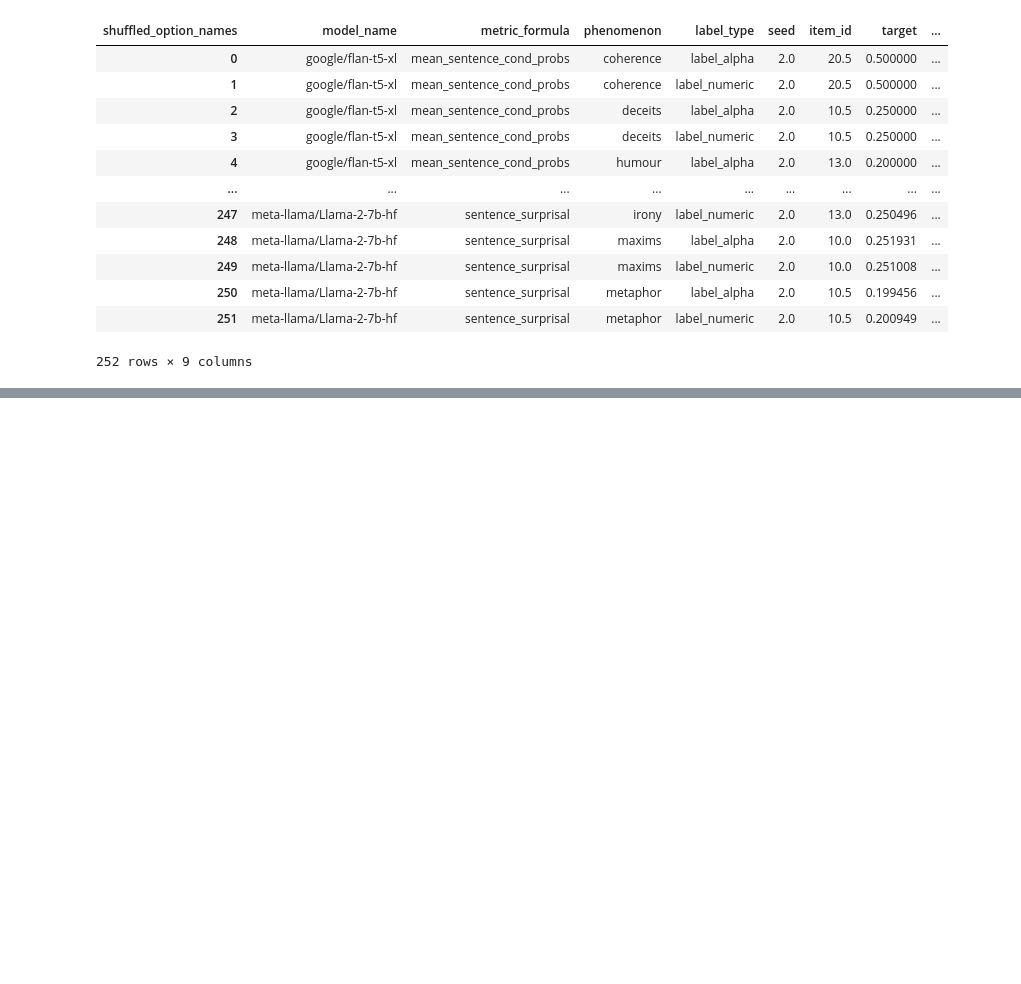
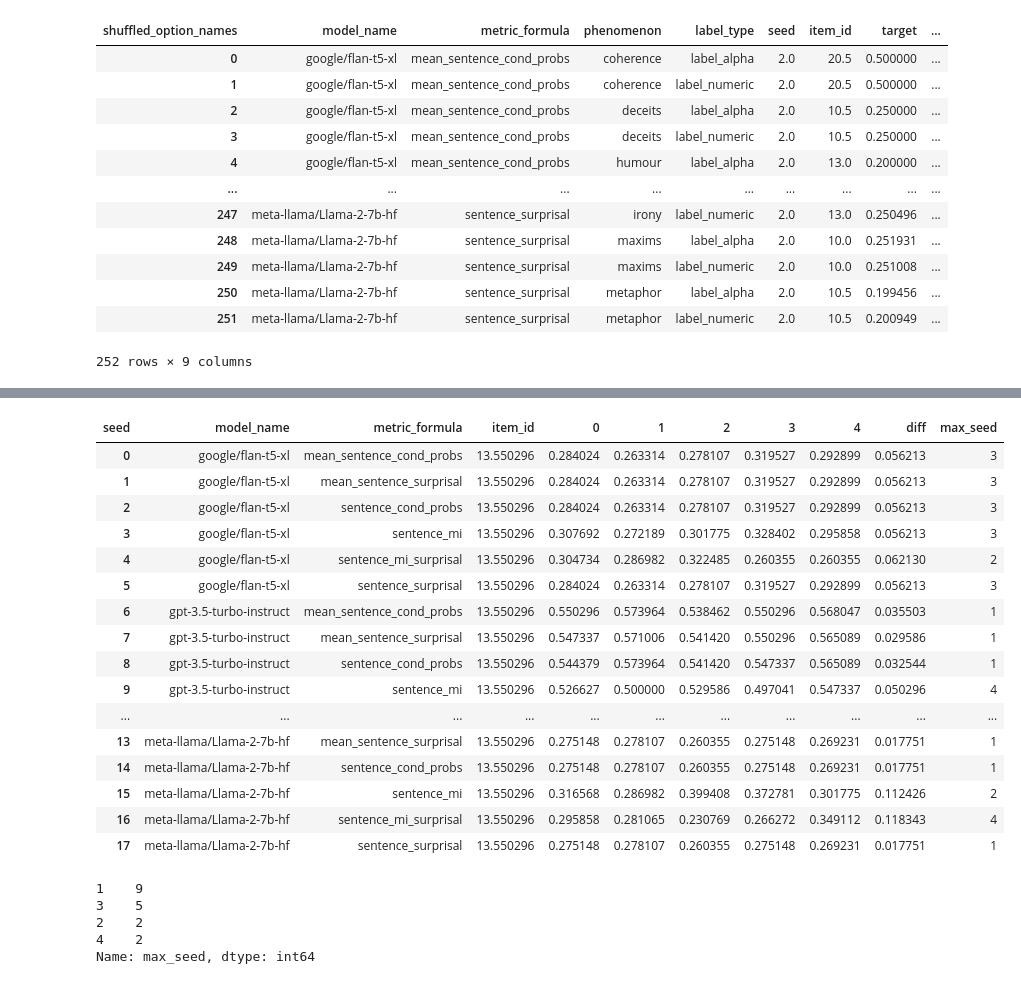
Before and after one commit to polina-tsvilodub/LLM_link, a Jupyter notebook: analysis/01_label_scores_analysis.ipynb, the cells around one changed output, grey strips where cells are left out. Cells and saved outputs as stored; diff of their text form; code cells hidden in the pictures; blank space fills up the shorter version.

```diff
--- a/analysis/01_label_scores_analysis.ipynb
+++ b/analysis/01_label_scores_analysis.ipynb
@@ -548,13 +544,6 @@ for i, r in scores_binary_summary_wHuman.iterrows():
     phenomenon = r['phenomenon']
     val = float(df_human_summary[df_human_summary["phenomenon"] == phenomenon]['Correct'])
     scores_binary_summary_wHuman.loc[i, 'human'] = val
-# %%
-label_scores_wHuman = label_scores_raw.copy().reset_index()
-
-for i, r in label_scores_wHuman.iterrows():
-    phenomenon = r['phenomenon']
-    val = float(df_human_summary[df_human_summary["phenomenon"] == phenomenon]['Correct'])
-    label_scores_wHuman.loc[i, 'human'] = val
 # %%
 # plotting results by metric, by phenomenon, by model, by label type
 # TODO
@@ -612,0 +592,7 @@ scores_binary_summary_wHuman
+# %%
+label_scores_bySeed_wide = label_scores_bySeed.pivot_table(
+    columns=["seed"],
+    values="correct",
+    index=["model_name", "metric_formula", "item_id"]
+).reset_index()
+label_scores_bySeed_wide
@@ -612,0 +617,41 @@ scores_binary_summary_wHuman
+# %%
+def compute_diffs(r):
+    cols = [0, 1, 2, 3, 4]
+    vals = [r[o] for o in cols]
+    return max(vals) - min(vals)
+
+def max_col(r):
+    cols = [0, 1, 2, 3, 4]
+    vals = [r[o] for o in cols]
+    return cols[vals.index(max(vals))]
+# %%
+label_scores_bySeed_wide["diff"] = label_scores_bySeed_wide.apply(lambda r: compute_diffs(r), axis = 1)
+label_scores_bySeed_wide["max_seed"] = label_scores_bySeed_wide.apply(lambda r: max_col(r), axis = 1)
+
+label_scores_bySeed_wide
+# %% [output]
+| seed | model_name | metric_formula | item_id | 0 | 1 | 2 | 3 | 4 | diff | max_seed |
+| 0 | google/flan-t5-xl | mean_sentence_cond_probs | 13.550296 | 0.284024 | 0.263314 | 0.278107 | 0.319527 | 0.292899 | 0.056213 | 3 |
+| 1 | google/flan-t5-xl | mean_sentence_surprisal | 13.550296 | 0.284024 | 0.263314 | 0.278107 | 0.319527 | 0.292899 | 0.056213 | 3 |
+| 2 | google/flan-t5-xl | sentence_cond_probs | 13.550296 | 0.284024 | 0.263314 | 0.278107 | 0.319527 | 0.292899 | 0.056213 | 3 |
+| 3 | google/flan-t5-xl | sentence_mi | 13.550296 | 0.307692 | 0.272189 | 0.301775 | 0.328402 | 0.295858 | 0.056213 | 3 |
+| 4 | google/flan-t5-xl | sentence_mi_surprisal | 13.550296 | 0.304734 | 0.286982 | 0.322485 | 0.260355 | 0.260355 | 0.062130 | 2 |
+| 5 | google/flan-t5-xl | sentence_surprisal | 13.550296 | 0.284024 | 0.263314 | 0.278107 | 0.319527 | 0.292899 | 0.056213 | 3 |
+| 6 | gpt-3.5-turbo-instruct | mean_sentence_cond_probs | 13.550296 | 0.550296 | 0.573964 | 0.538462 | 0.550296 | 0.568047 | 0.035503 | 1 |
+| 7 | gpt-3.5-turbo-instruct | mean_sentence_surprisal | 13.550296 | 0.547337 | 0.571006 | 0.541420 | 0.550296 | 0.565089 | 0.029586 | 1 |
+| 8 | gpt-3.5-turbo-instruct | sentence_cond_probs | 13.550296 | 0.544379 | 0.573964 | 0.541420 | 0.547337 | 0.565089 | 0.032544 | 1 |
+| 9 | gpt-3.5-turbo-instruct | sentence_mi | 13.550296 | 0.526627 | 0.500000 | 0.529586 | 0.497041 | 0.547337 | 0.050296 | 4 |
+| ... | ... | ... | ... | ... | ... | ... | ... | ... | ... | ... |
+| 13 | meta-llama/Llama-2-7b-hf | mean_sentence_surprisal | 13.550296 | 0.275148 | 0.278107 | 0.260355 | 0.275148 | 0.269231 | 0.017751 | 1 |
+| 14 | meta-llama/Llama-2-7b-hf | sentence_cond_probs | 13.550296 | 0.275148 | 0.278107 | 0.260355 | 0.275148 | 0.269231 | 0.017751 | 1 |
+| 15 | meta-llama/Llama-2-7b-hf | sentence_mi | 13.550296 | 0.316568 | 0.286982 | 0.399408 | 0.372781 | 0.301775 | 0.112426 | 2 |
+| 16 | meta-llama/Llama-2-7b-hf | sentence_mi_surprisal | 13.550296 | 0.295858 | 0.281065 | 0.230769 | 0.266272 | 0.349112 | 0.118343 | 4 |
+| 17 | meta-llama/Llama-2-7b-hf | sentence_surprisal | 13.550296 | 0.275148 | 0.278107 | 0.260355 | 0.275148 | 0.269231 | 0.017751 | 1 |
+# %%
+label_scores_bySeed_wide["max_seed"].value_counts()
+# %% [output]
+1    9
+3    5
+2    2
+4    2
+Name: max_seed, dtype: int64
```
Also changed, not shown: parts of 30 cells of this notebook.
